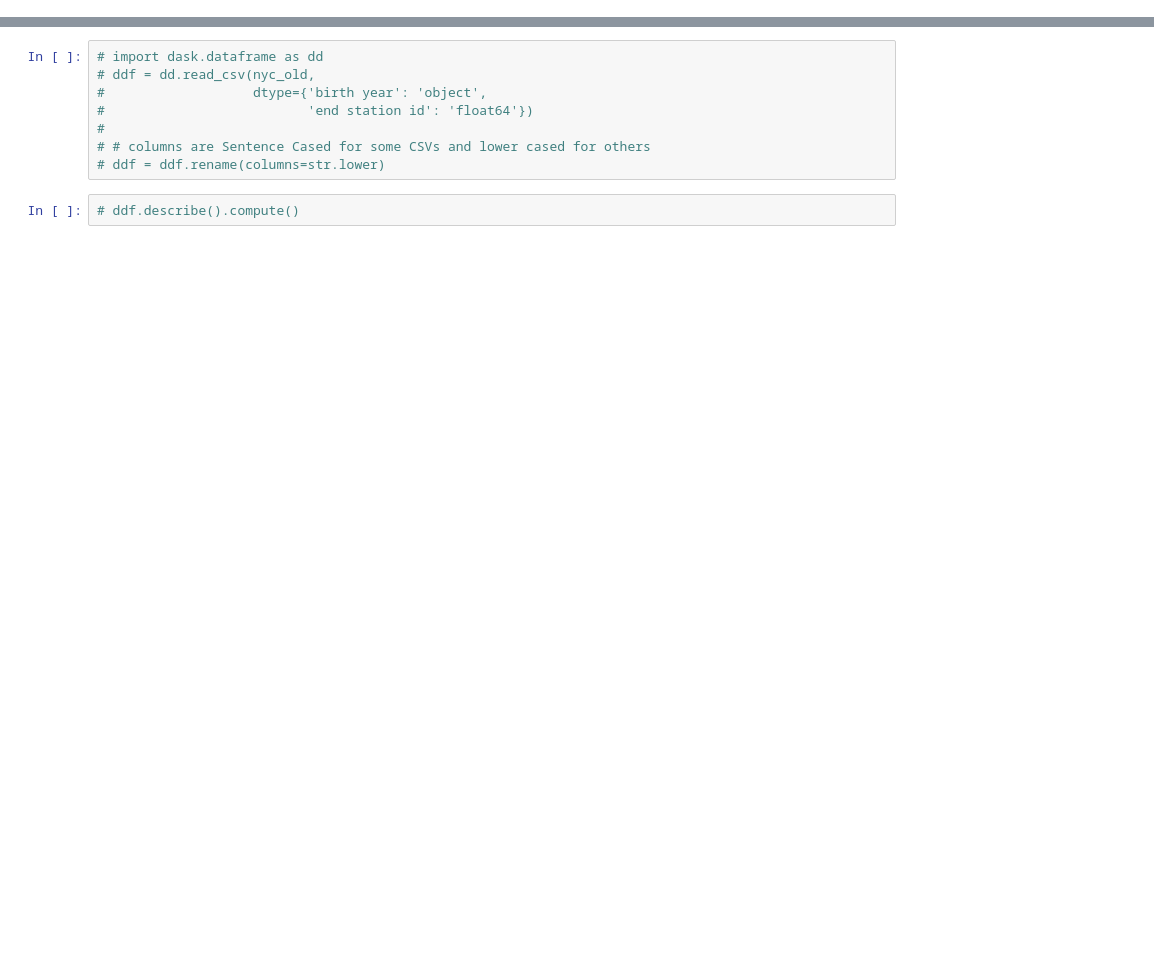
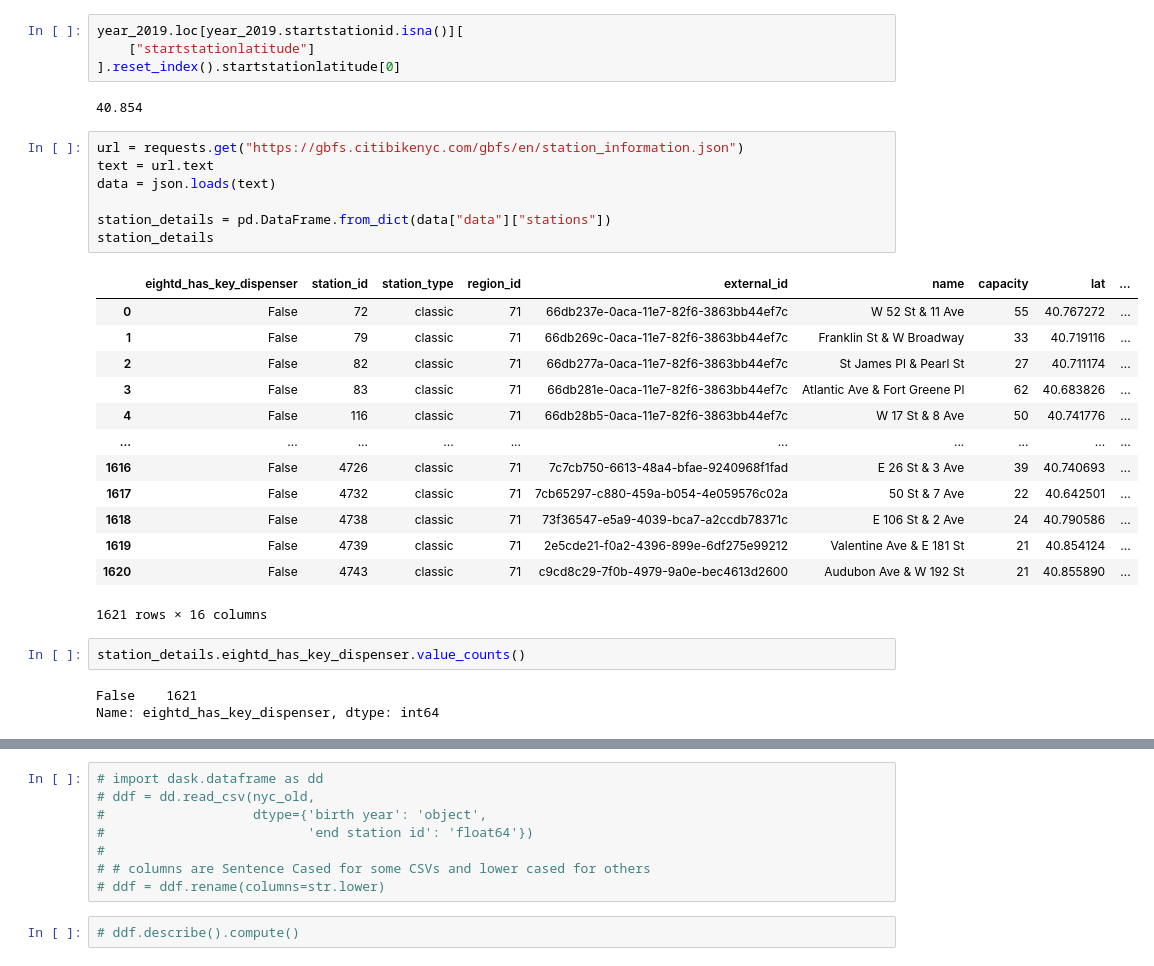
Before and after one commit to rishigoutam/citibike, a Jupyter notebook: clobber.ipynb, the cells around one changed output, grey strips where cells are left out. Saved outputs shown, nothing was run; the diff lists cells and outputs as text; blank space fills up the shorter version.

```diff
--- a/clobber.ipynb
+++ b/clobber.ipynb
@@ -163,0 +324,32 @@ jc_old_schema_summary
+# %%
+year_2019.loc[year_2019.startstationid.isna()][
+    ["startstationlatitude"]
+].reset_index().startstationlatitude[0]
+# %% [output]
+40.854
+# %%
+url = requests.get("https://gbfs.citibikenyc.com/gbfs/en/station_information.json")
+text = url.text
+data = json.loads(text)
+
+station_details = pd.DataFrame.from_dict(data["data"]["stations"])
+station_details
+# %% [output]
+|  | eightd_has_key_dispenser | station_id | station_type | region_id | external_id | name | capacity | lat | ... |
+| 0 | False | 72 | classic | 71 | 66db237e-0aca-11e7-82f6-3863bb44ef7c | W 52 St & 11 Ave | 55 | 40.767272 | ... |
+| 1 | False | 79 | classic | 71 | 66db269c-0aca-11e7-82f6-3863bb44ef7c | Franklin St & W Broadway | 33 | 40.719116 | ... |
+| 2 | False | 82 | classic | 71 | 66db277a-0aca-11e7-82f6-3863bb44ef7c | St James Pl & Pearl St | 27 | 40.711174 | ... |
+| 3 | False | 83 | classic | 71 | 66db281e-0aca-11e7-82f6-3863bb44ef7c | Atlantic Ave & Fort Greene Pl | 62 | 40.683826 | ... |
+| 4 | False | 116 | classic | 71 | 66db28b5-0aca-11e7-82f6-3863bb44ef7c | W 17 St & 8 Ave | 50 | 40.741776 | ... |
+| ... | ... | ... | ... | ... | ... | ... | ... | ... | ... |
+| 1616 | False | 4726 | classic | 71 | 7c7cb750-6613-48a4-bfae-9240968f1fad | E 26 St & 3 Ave | 39 | 40.740693 | ... |
+| 1617 | False | 4732 | classic | 71 | 7cb65297-c880-459a-b054-4e059576c02a | 50 St & 7 Ave | 22 | 40.642501 | ... |
+| 1618 | False | 4738 | classic | 71 | 73f36547-e5a9-4039-bca7-a2ccdb78371c | E 106 St & 2 Ave | 24 | 40.790586 | ... |
+| 1619 | False | 4739 | classic | 71 | 2e5cde21-f0a2-4396-899e-6df275e99212 | Valentine Ave & E 181 St | 21 | 40.854124 | ... |
+| 1620 | False | 4743 | classic | 71 | c9cd8c29-7f0b-4979-9a0e-bec4613d2600 | Audubon Ave & W 192 St | 21 | 40.855890 | ... |
+1621 rows × 16 columns
+# %%
+station_details.eightd_has_key_dispenser.value_counts()
+# %% [output]
+False    1621
+Name: eightd_has_key_dispenser, dtype: int64
```
Also changed, not shown: parts of 57 cells of this notebook.
